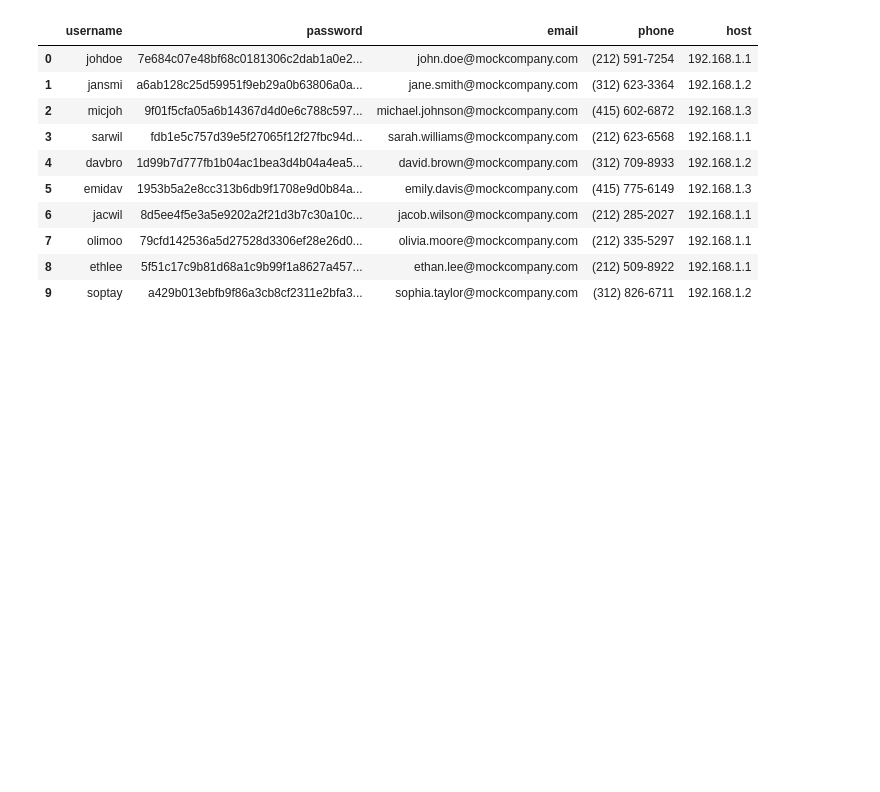
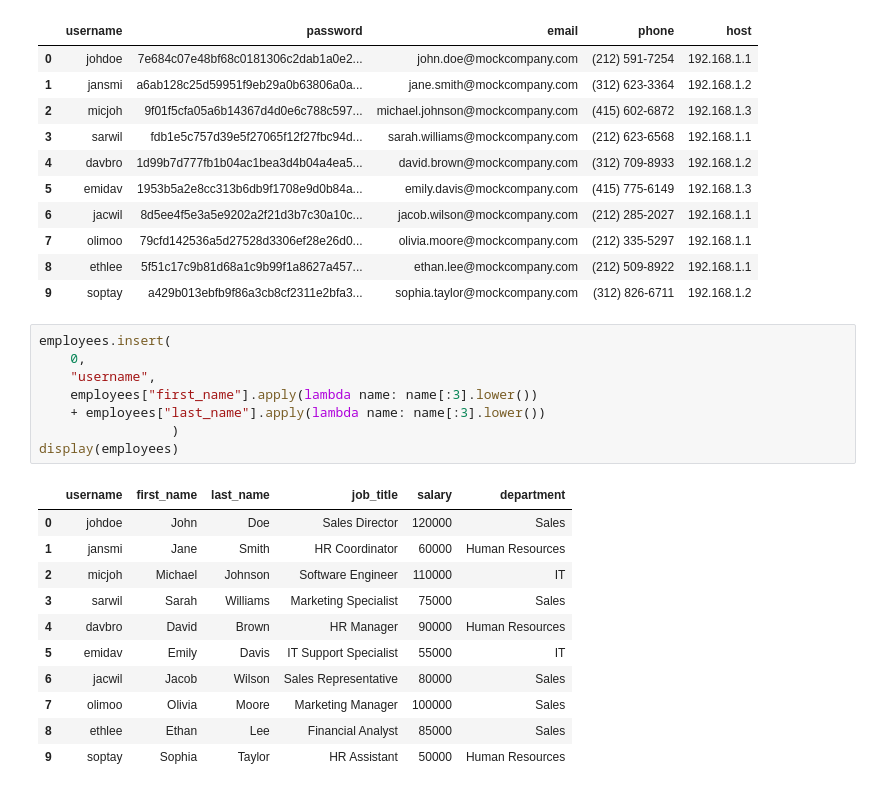
Before and after one commit to MaryKavalion/Data_Processing-Mary-Kavalionak, a Jupyter notebook: Code-Alongs/Combining_datasets.ipynb, the cells around one changed output. Saved outputs shown, nothing was run; the diff lists cells and outputs as text; blank space fills up the shorter version.

```diff
--- a/Code-Alongs/Combining_datasets.ipynb
+++ b/Code-Alongs/Combining_datasets.ipynb
@@ -524,3 +524,23 @@ display(users)
 | 7 | olimoo | 79cfd142536a5d27528d3306ef28e26d0... | olivia.moore@mockcompany.com | (212) 335-5297 | 192.168.1.1 |
 | 8 | ethlee | 5f51c17c9b81d68a1c9b99f1a8627a457... | ethan.lee@mockcompany.com | (212) 509-8922 | 192.168.1.1 |
 | 9 | soptay | a429b013ebfb9f86a3cb8cf2311e2bfa3... | sophia.taylor@mockcompany.com | (312) 826-6711 | 192.168.1.2 |
+# %%
+employees.insert(
+    0,
+    "username",
+    employees["first_name"].apply(lambda name: name[:3].lower())
+    + employees["last_name"].apply(lambda name: name[:3].lower())
+                 )
+display(employees)
+# %% [output]
+|  | username | first_name | last_name | job_title | salary | department |
+| 0 | johdoe | John | Doe | Sales Director | 120000 | Sales |
+| 1 | jansmi | Jane | Smith | HR Coordinator | 60000 | Human Resources |
+| 2 | micjoh | Michael | Johnson | Software Engineer | 110000 | IT |
+| 3 | sarwil | Sarah | Williams | Marketing Specialist | 75000 | Sales |
+| 4 | davbro | David | Brown | HR Manager | 90000 | Human Resources |
+| 5 | emidav | Emily | Davis | IT Support Specialist | 55000 | IT |
+| 6 | jacwil | Jacob | Wilson | Sales Representative | 80000 | Sales |
+| 7 | olimoo | Olivia | Moore | Marketing Manager | 100000 | Sales |
+| 8 | ethlee | Ethan | Lee | Financial Analyst | 85000 | Sales |
+| 9 | soptay | Sophia | Taylor | HR Assistant | 50000 | Human Resources |
```
Also changed, not shown: parts of 3 cells of this notebook, 1 other file.
